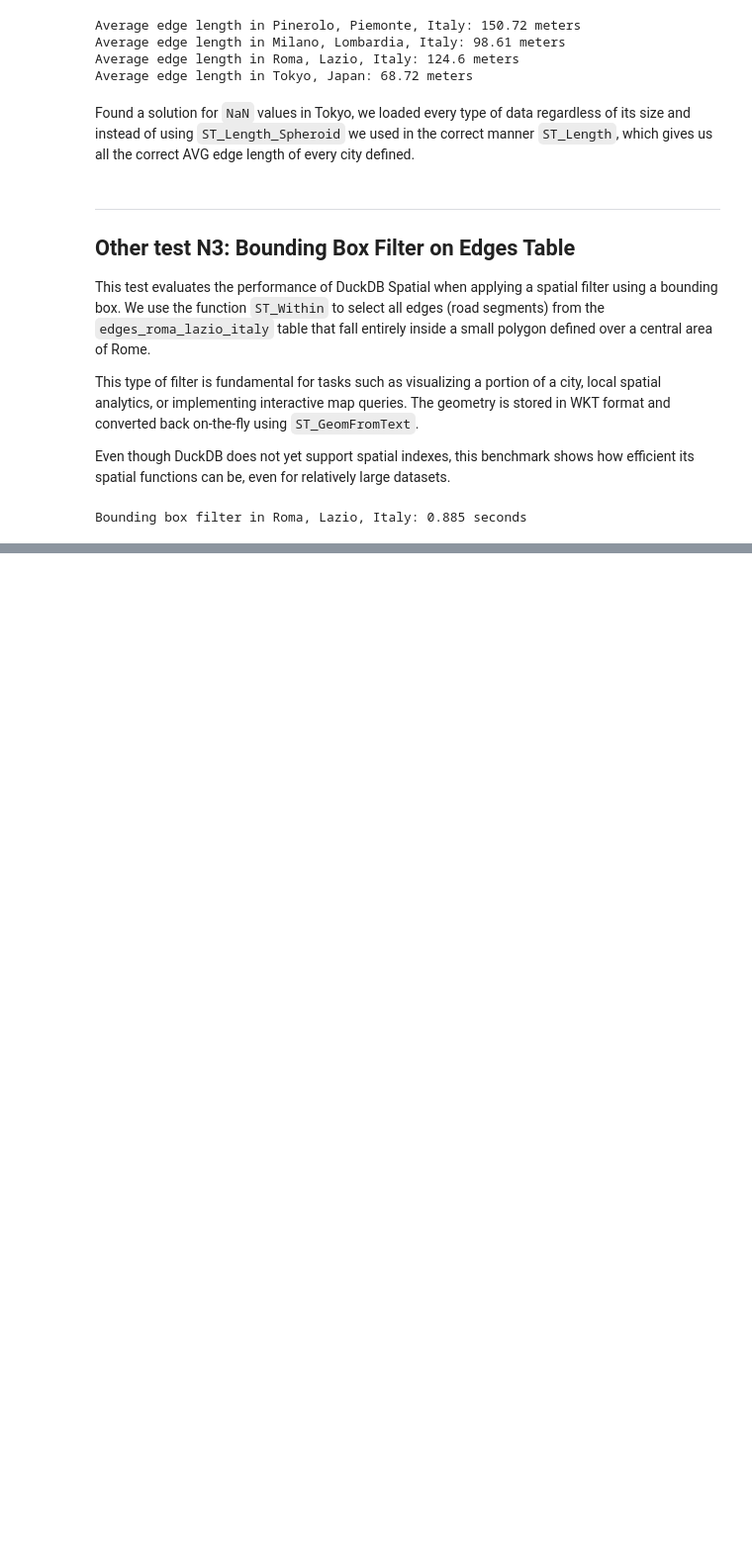
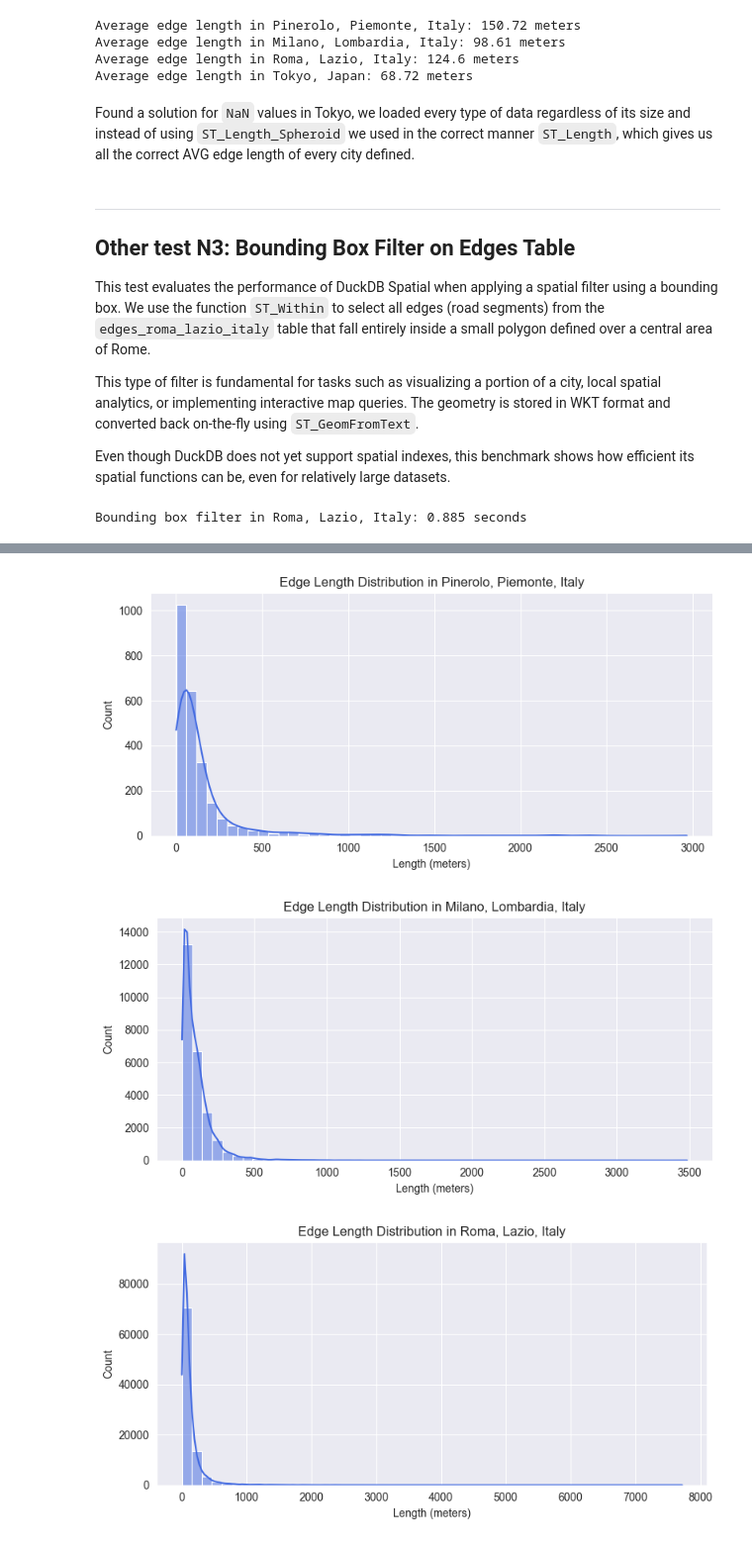
Before and after one commit to dimuzzo/testing-project, a Jupyter notebook: DuckDB/duckdb_scalability_test.ipynb, the cells around one changed output, grey strips where cells are left out. Shown at 99% size. Cells and saved outputs as stored; diff of their text form; code cells hidden in the pictures; blank space fills up the shorter version.

```diff
--- a/DuckDB/duckdb_scalability_test.ipynb
+++ b/DuckDB/duckdb_scalability_test.ipynb
@@ -448,0 +456,25 @@ pWe ran a bounding box filter on Rome and it took around 0.7-0.8 seconds. Not ba
+# %%
+for city in cities:
+    table_suffix = normalize_city_name(city)
+
+    query = f"""
+    SELECT ST_Length(ST_GeomFromText(geometry_wkt)) AS length
+    FROM edges_{table_suffix}
+    WHERE geometry_wkt IS NOT NULL
+    """
+
+    try:
+        lengths = con.execute(query).fetchdf()["length"]
+        plt.figure(figsize=(8, 4))
+        sns.histplot(lengths, bins=50, kde=True, color='royalblue')
+        plt.title(f"Edge Length Distribution in {city}")
+        plt.xlabel("Length (meters)")
+        plt.ylabel("Count")
+        plt.tight_layout()
+        plt.show()
+    except Exception as e:
+        print(f"Error plotting length distribution for {city}: {e}")
+# %% [output]
+[figure, added]
+[figure, added]
+[figure, added]
```
Also changed, not shown: parts of 20 cells of this notebook.
